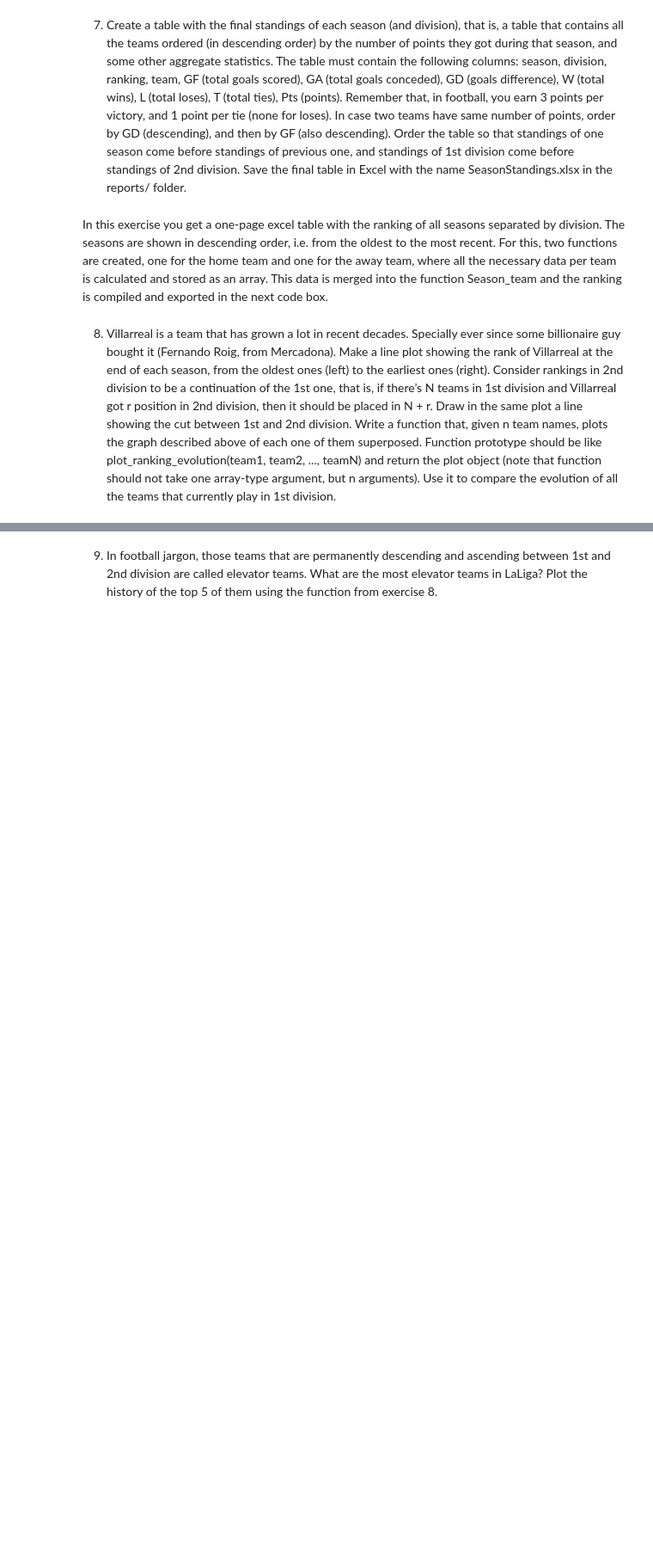
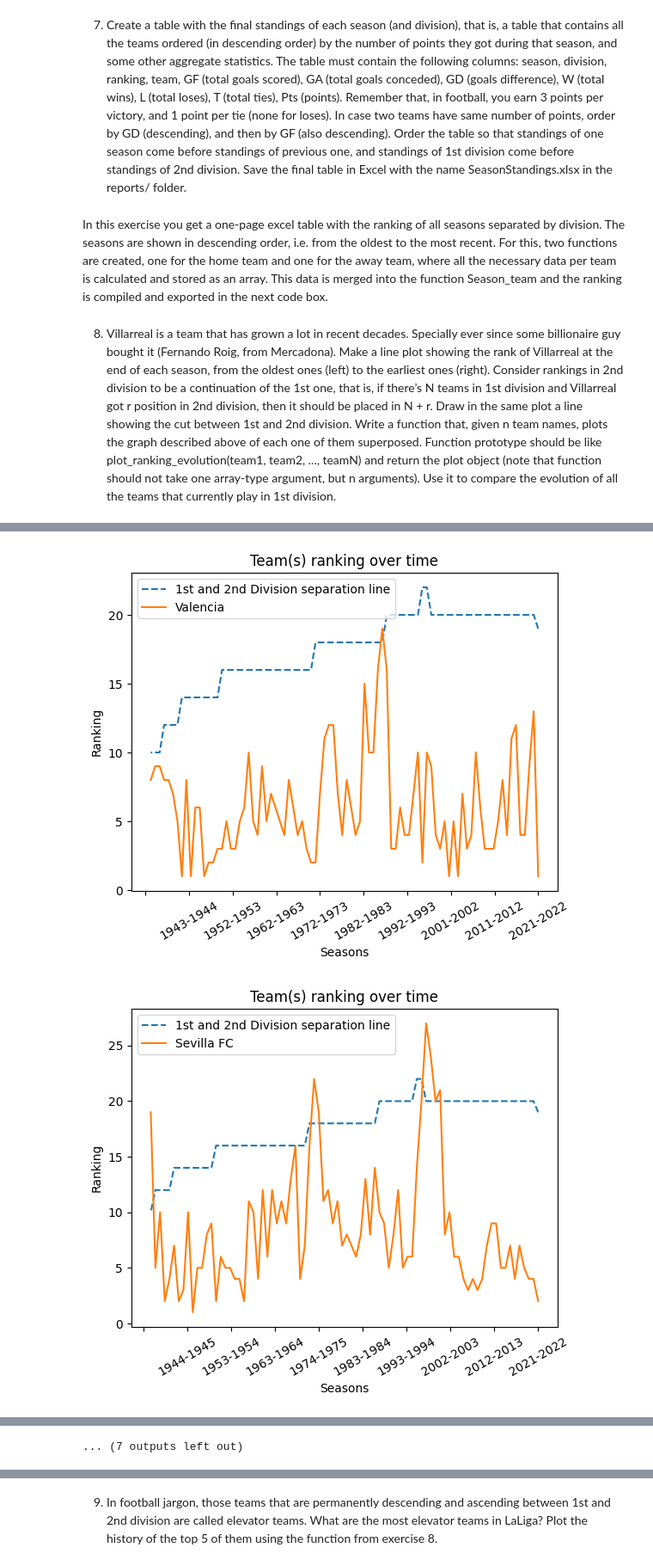
Before and after one commit to alexfulleda98/la-quiniela, a Jupyter notebook: analysis/LaLigaDataAnalysis.ipynb, the cells around one changed output, grey strips where cells are left out. Shown at 86% size. Cells and saved outputs as stored; diff of their text form; code cells hidden in the pictures; blank space fills up the shorter version.

```diff
--- a/analysis/LaLigaDataAnalysis.ipynb
+++ b/analysis/LaLigaDataAnalysis.ipynb
@@ -521,0 +502,6 @@ ranking_results(*teams_list)
+# %%
+for team in teams_list:
+    ranking_results(team)
+# %% [output]
+[figure, added]
+[figure, added]
@@ -521,0 +518 @@ ranking_results(*teams_list)
+... (7 outputs left out)
```
Also changed, not shown: parts of 18 cells of this notebook, 3 other files.
